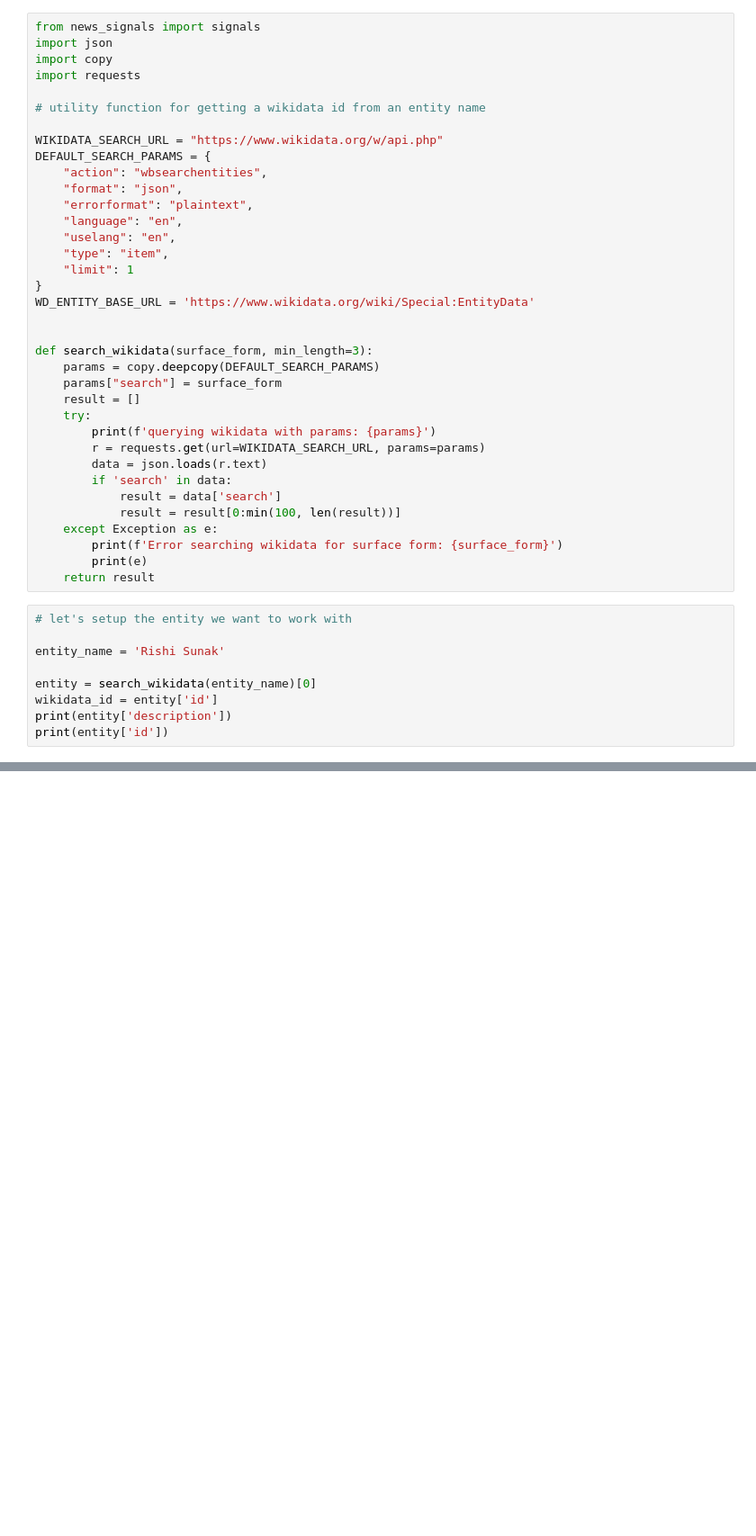
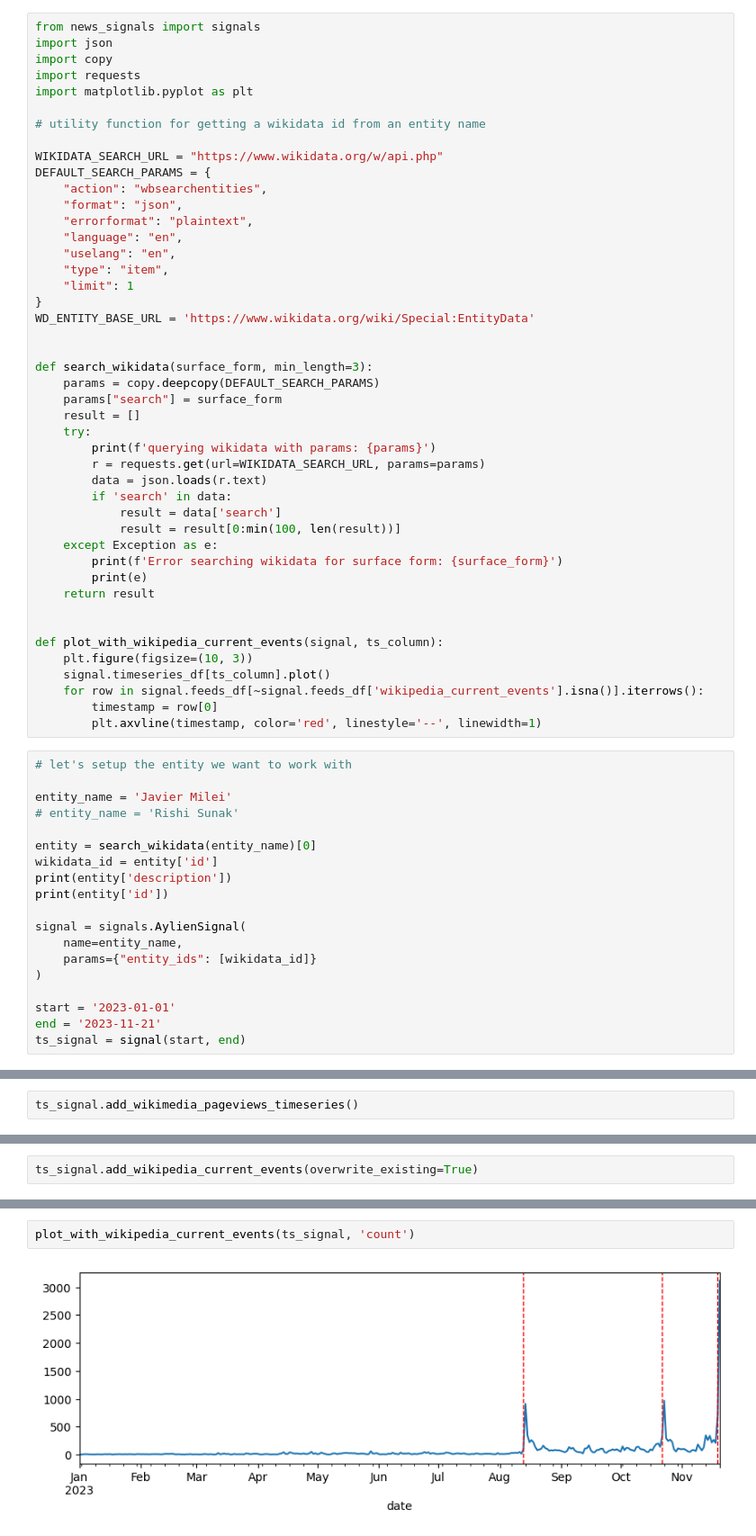
Before and after one commit to AYLIEN/news-signals-datasets, a Jupyter notebook: research/wiki-current-events-portal/create_current_events_signal.ipynb, the cells around one changed output, grey strips where cells are left out. Shown: that part at 90% size. Cells and saved outputs as stored; diff of their text form; blank space fills up the shorter version.

Commit message:
add plots to show wiki-events

```diff
--- a/research/wiki-current-events-portal/create_current_events_signal.ipynb
+++ b/research/wiki-current-events-portal/create_current_events_signal.ipynb
@@ -3,6 +3,7 @@ from news_signals import signals
 import json
 import copy
 import requests
+import matplotlib.pyplot as plt
 
 # utility function for getting a wikidata id from an entity name
 
@@ -34,13 +35,31 @@ def search_wikidata(surface_form, min_length=3):
         print(f'Error searching wikidata for surface form: {surface_form}')
         print(e)
     return result
+
+
+def plot_with_wikipedia_current_events(signal, ts_column):
+    plt.figure(figsize=(10, 3))
+    signal.timeseries_df[ts_column].plot()
+    for row in signal.feeds_df[~signal.feeds_df['wikipedia_current_events'].isna()].iterrows():
+        timestamp = row[0]
+        plt.axvline(timestamp, color='red', linestyle='--', linewidth=1)
 # %%
 # let's setup the entity we want to work with
 
-entity_name = 'Rishi Sunak'
+entity_name = 'Javier Milei'
+# entity_name = 'Rishi Sunak'
 
 entity = search_wikidata(entity_name)[0]
 wikidata_id = entity['id']
 print(entity['description'])
 print(entity['id'])
+
+signal = signals.AylienSignal(
+    name=entity_name,
+    params={"entity_ids": [wikidata_id]}
+)
+
+start = '2023-01-01'
+end = '2023-11-21'
+ts_signal = signal(start, end)
 # %% [output]
@@ -49,0 +69,2 @@ Q20055561
+# %%
+ts_signal.add_wikimedia_pageviews_timeseries()
@@ -49,0 +86,2 @@ Q20055561
+# %%
+ts_signal.add_wikipedia_current_events(overwrite_existing=True)
@@ -49,0 +97,4 @@ Q20055561
+# %%
+plot_with_wikipedia_current_events(ts_signal, 'count')
+# %% [output]
+[figure, added]
```
Also changed, not shown: parts of 14 cells of this notebook.
